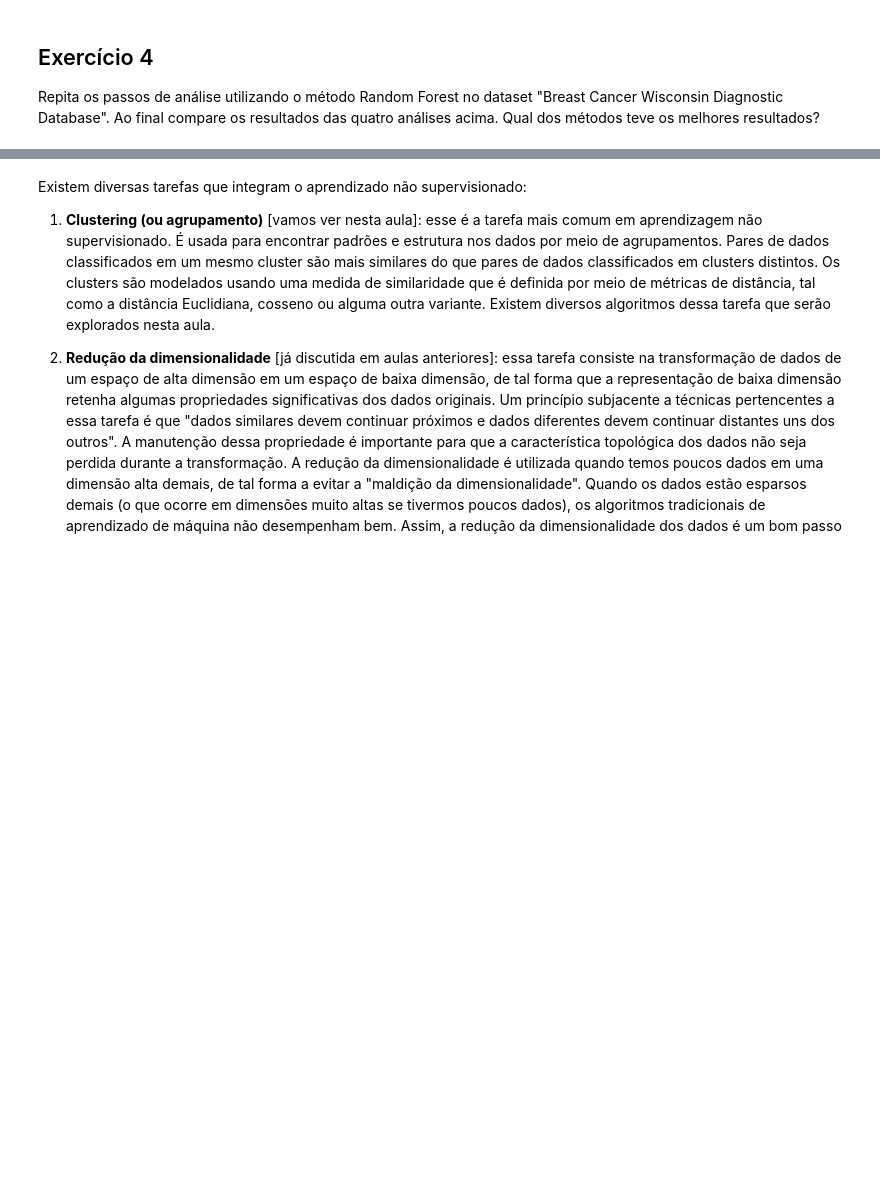
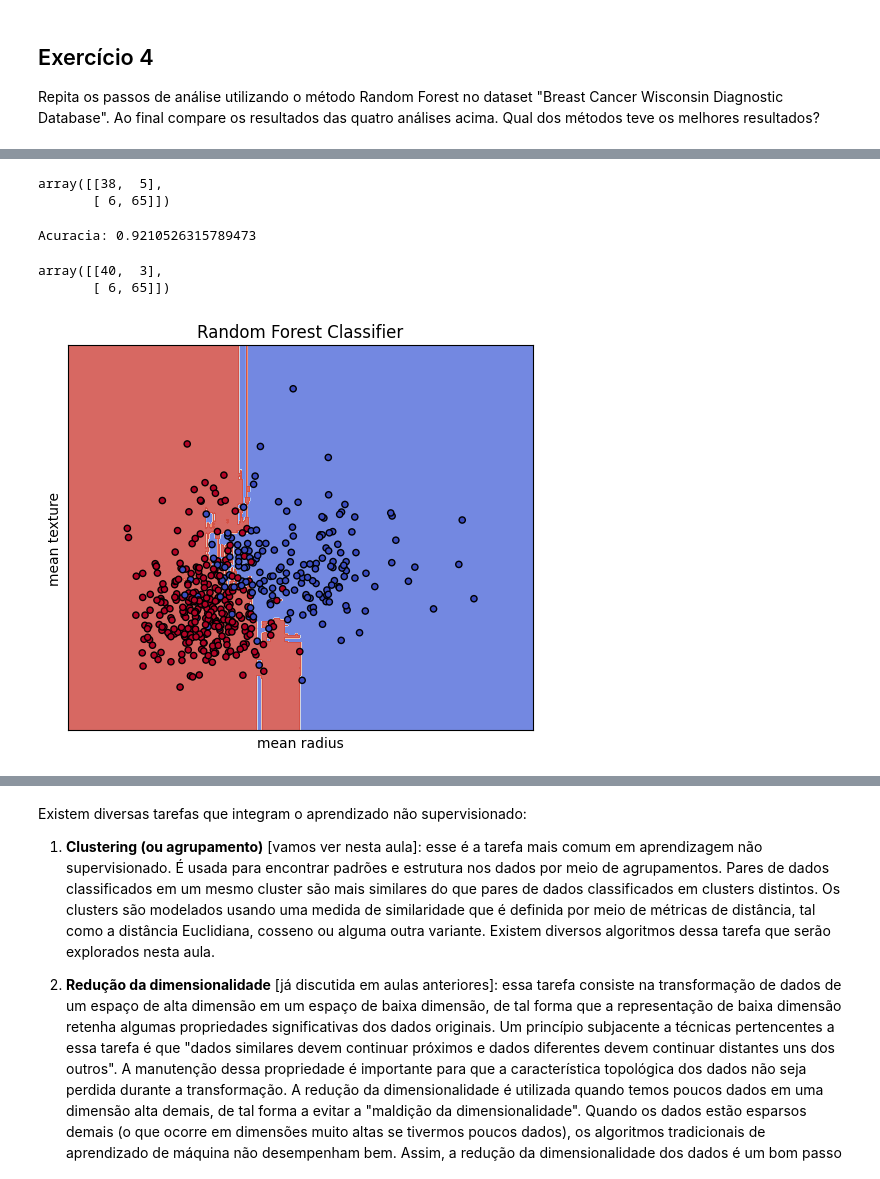
Before and after one commit to J41R0JUNIOR/Materias, a Jupyter notebook: Novas-Tecnologias/atividades/caderno/Jairo-Aula9A.ipynb, the cells around one changed output, grey strips where cells are left out. Cells and saved outputs as stored; diff of their text form; code cells hidden in the pictures; blank space fills up the shorter version.

```diff
--- a/Novas-Tecnologias/atividades/caderno/Jairo-Aula9A.ipynb
+++ b/Novas-Tecnologias/atividades/caderno/Jairo-Aula9A.ipynb
@@ -1299,3 +1521,82 @@ Repita os passos de análise utilizando o método Random Forest no dataset "Brea
+# %%
+confusion_matrix(y_test, rfpreds)
+# %% [output]
+array([[38,  5],
+       [ 6, 65]])
+# %%
+rf = RandomForestClassifier(n_estimators=100)
+rf.fit(X_train, y_train)
+rfpreds = rf.predict(X_test)
+print("Acuracia:", accuracy_score(y_test, rfpreds))
+confusion_matrix(y_test, rfpreds)
+# %% [output]
+Acuracia: 0.9210526315789473
+array([[40,  3],
+       [ 6, 65]])
+# %%
+import numpy as np
+import matplotlib.pyplot as plt
+from sklearn.ensemble import RandomForestClassifier
+from sklearn.datasets import load_breast_cancer
+from sklearn.preprocessing import StandardScaler
+from sklearn.model_selection import train_test_split
+
+def make_meshgrid(x, y, h=.02):
+    """Create a mesh of points to plot in"""
+    x_min, x_max = x.min() - 1, x.max() + 1
+    y_min, y_max = y.min() - 1, y.max() + 1
+    xx, yy = np.meshgrid(np.arange(x_min, x_max, h),
+                         np.arange(y_min, y_max, h))
+    return xx, yy
+
+def plot_contours(ax, clf, xx, yy, **params):
+    """Plot the decision boundaries for a classifier."""
+    Z = clf.predict(np.c_[xx.ravel(), yy.ravel()])
+    Z = Z.reshape(xx.shape)
+    out = ax.contourf(xx, yy, Z, **params)
+    return out
+
+# Carregar o dataset Breast Cancer
+cancer = load_breast_cancer()
+# Escolher as primeiras duas características para simplificação
+X = cancer.data[:, :2]
+y = cancer.target
+
+# Normalizar os dados
+scaler = StandardScaler()
+X = scaler.fit_transform(X)
+
+# Dividir os dados em conjuntos de treino e teste
+X_train, X_test, y_train, y_test = train_test_split(X, y, test_size=0.2, random_state=42)
+
+# Criar instâncias do RandomForestClassifier e ajustar os dados
+rf_clf = RandomForestClassifier(n_estimators=100, random_state=42)
+rf_clf.fit(X_train, y_train)
+
+# Títulos para os gráficos
+titles = ('Random Forest Classifier')
+
+# Configurar grid 1x1 para os gráficos
+fig, ax = plt.subplots(1, 1, figsize=(6, 5))
+plt.subplots_adjust(wspace=0.4, hspace=0.4)
+
+X0, X1 = X_train[:, 0], X_train[:, 1]
+xx, yy = make_meshgrid(X0, X1)
+
+# Plotar as fronteiras de decisão do RandomForest
+plot_contours(ax, rf_clf, xx, yy, cmap=plt.cm.coolwarm, alpha=0.8)
+ax.scatter(X0, X1, c=y_train, cmap=plt.cm.coolwarm, s=20, edgecolors='k')
+ax.set_xlim(xx.min(), xx.max())
+ax.set_ylim(yy.min(), yy.max())
+ax.set_xlabel(cancer.feature_names[0])
+ax.set_ylabel(cancer.feature_names[1])
+ax.set_xticks(())
+ax.set_yticks(())
+ax.set_title(titles)
+
+plt.show()
+# %% [output]
+[figure, added]
 # %% [markdown]
 # Aprendizagem não supervisionada
 
```
Also changed, not shown: parts of 18 cells of this notebook.
